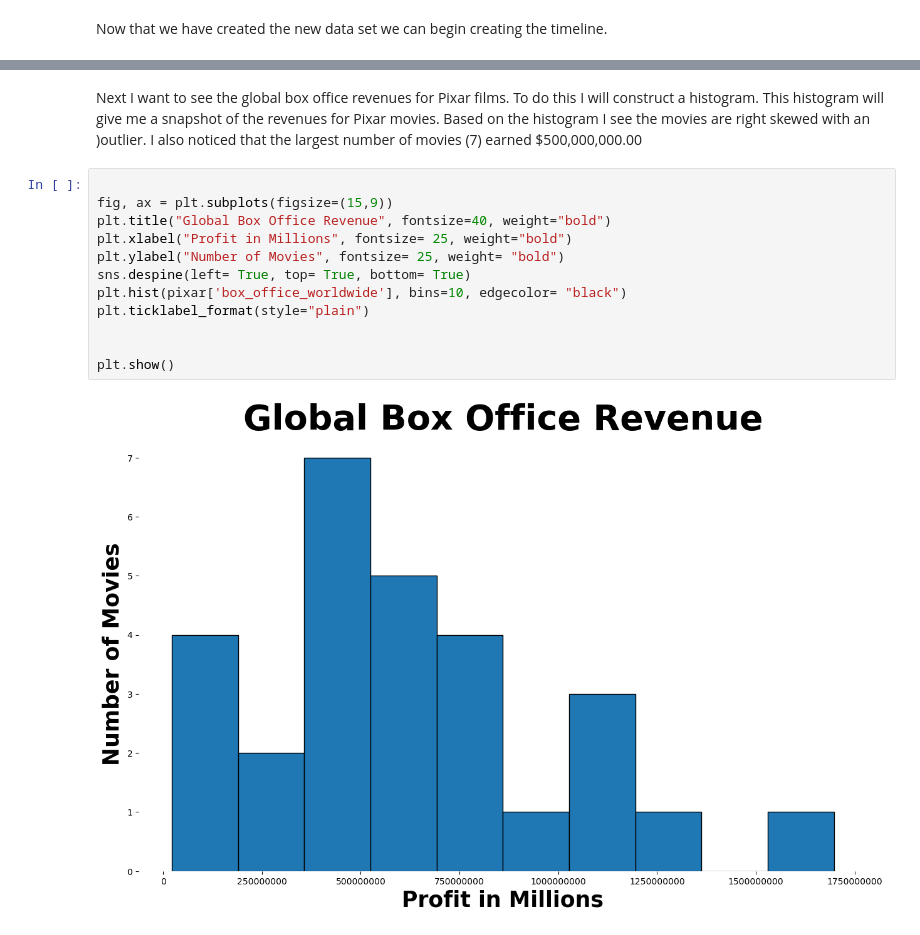
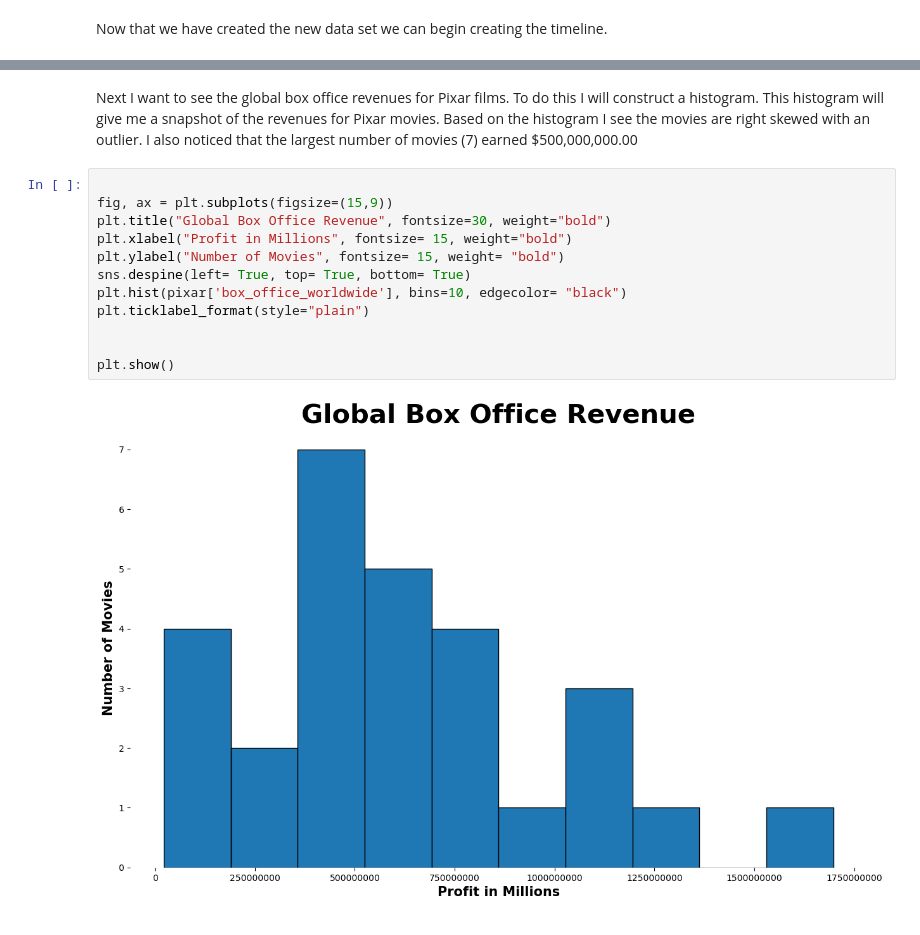
Before and after one commit to MWPerrineJr/data-mining, a Jupyter notebook: Week 2 Assignment.ipynb, the cells around one changed output, grey strips where cells are left out. Drawn from its saved outputs; the diff is of its cells as text.

Commit message:
final graphs

```diff
--- a/Week 2 Assignment.ipynb
+++ b/Week 2 Assignment.ipynb
@@ -101,16 +101,16 @@ Text(0.5, 0, 'Date')
 # %% [markdown]
-Next I want to see the global box office revenues for Pixar films. To do this I will construct a histogram. This histogram will give me a snapshot of the revenues for Pixar movies. Based on the histogram I see the movies are right skewed with an )outlier. I also noticed that the largest number of movies (7) earned $500,000,000.00
+Next I want to see the global box office revenues for Pixar films. To do this I will construct a histogram. This histogram will give me a snapshot of the revenues for Pixar movies. Based on the histogram I see the movies are right skewed with an outlier. I also noticed that the largest number of movies (7) earned $500,000,000.00
 # %%
 
 fig, ax = plt.subplots(figsize=(15,9))
-plt.title("Global Box Office Revenue", fontsize=40, weight="bold")
-plt.xlabel("Profit in Millions", fontsize= 25, weight="bold")
-plt.ylabel("Number of Movies", fontsize= 25, weight= "bold")
+plt.title("Global Box Office Revenue", fontsize=30, weight="bold")
+plt.xlabel("Profit in Millions", fontsize= 15, weight="bold")
+plt.ylabel("Number of Movies", fontsize= 15, weight= "bold")
 sns.despine(left= True, top= True, bottom= True)
 plt.hist(pixar['box_office_worldwide'], bins=10, edgecolor= "black")
 plt.ticklabel_format(style="plain")
 
 
 plt.show()
 # %% [output]
-[figure, old version]
+[figure, new version]
```
Also changed, not shown: parts of 5 cells of this notebook.
